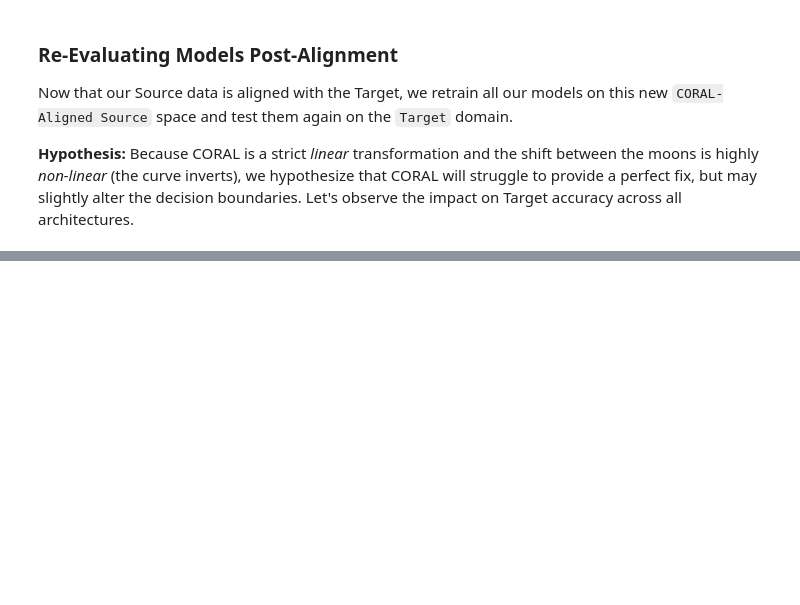
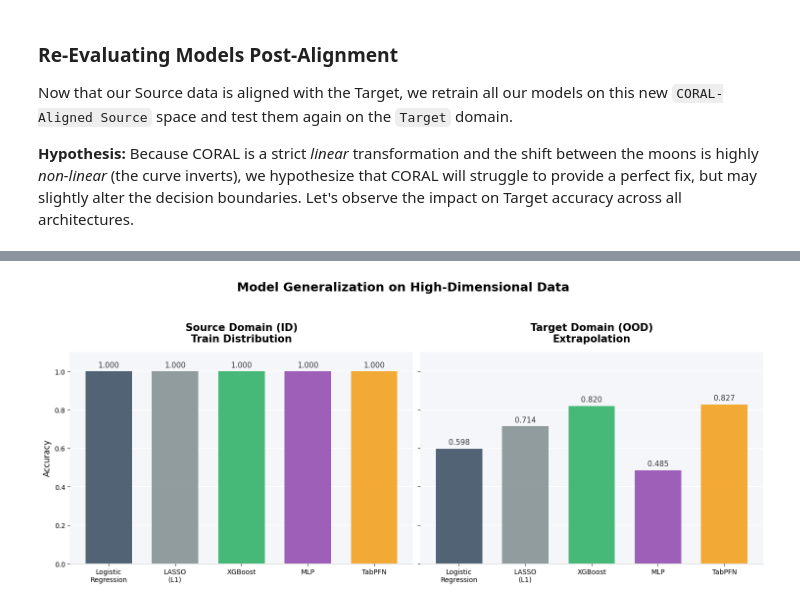
Before and after one commit to YarinGaida/tabular-data-benchmarks, a Jupyter notebook: notebooks/domainShift/domain-shift.ipynb, the cells around one changed output, grey strips where cells are left out. Saved outputs shown, nothing was run; the diff lists cells and outputs as text; code cells hidden in the pictures; blank space fills up the shorter version.

Commit message:
domain-shift notebook implementaion

```diff
--- a/notebooks/domainShift/domain-shift.ipynb
+++ b/notebooks/domainShift/domain-shift.ipynb
@@ -455,0 +603,12 @@ plt.show()
+# %%
+# Initialize TabPFN (assuming token is already set in the environment from Part 1)
+tabpfn_model_bio = TabPFNClassifier(device="cpu")
+
+# Train & Evaluate
+tabpfn_src_acc_bio, tabpfn_tgt_acc_bio = train_and_eval(tabpfn_model_bio, X_source_bio_scaled, y_source_bio, X_target_bio_scaled, y_target_bio)
+
+print("--- Source Domain (ID) ---")
+print(f"TabPFN Accuracy on Source Data: {tabpfn_src_acc_bio:.3f}\n")
+
+print("--- Target Domain (OOD) ---")
+print(f"TabPFN Accuracy on Target Data: {tabpfn_tgt_acc_bio:.3f}\n")
@@ -455,0 +628,54 @@ plt.show()
+# %%
+# ==========================================
+# Final Performance Comparison Bar Chart (High-Dimensional)
+# ==========================================
+# Define a fresh function for this specific cell to avoid memory conflicts
+def attach_labels_bio(bars, ax):
+    for bar in bars:
+        height = bar.get_height()
+        ax.annotate(f'{height:.3f}',
+                    xy=(bar.get_x() + bar.get_width() / 2, height),
+                    xytext=(0, 4),  # 4 points vertical offset
+                    textcoords="offset points",
+                    ha='center', va='bottom', fontsize=11, fontweight='500', color='#333333')
+
+# Aggregate the accuracies (Including LASSO this time)
+model_names_bio = ['Logistic\nRegression', 'LASSO\n(L1)', 'XGBoost', 'MLP', 'TabPFN']
+src_accuracies_bio = [lr_src_acc_bio, lasso_src_acc_bio, xgb_src_acc_bio, mlp_src_acc_bio, tabpfn_src_acc_bio]
+tgt_accuracies_bio = [lr_tgt_acc_bio, lasso_tgt_acc_bio, xgb_tgt_acc_bio, mlp_tgt_acc_bio, tabpfn_tgt_acc_bio]
+
+bar_colors_bio = ['#34495e', '#7f8c8d', '#27ae60', '#8e44ad', '#f39c12']
+
+fig, (ax1, ax2) = plt.subplots(1, 2, figsize=(15, 6), sharey=True)
+
+# --- Plot Source Domain ---
+bars_src_bio = ax1.bar(model_names_bio, src_accuracies_bio, color=bar_colors_bio, alpha=0.85, width=0.7)
+ax1.set_title('Source Domain (ID)\nTrain Distribution', fontsize=15, fontweight='bold', pad=15)
+ax1.set_ylabel('Accuracy', fontsize=12)
+
+# --- Plot Target Domain ---
+bars_tgt_bio = ax2.bar(model_names_bio, tgt_accuracies_bio, color=bar_colors_bio, alpha=0.85, width=0.7)
+ax2.set_title('Target Domain (OOD)\nExtrapolation', fontsize=15, fontweight='bold', pad=15)
+
+# Use the newly defined function
+attach_labels_bio(bars_src_bio, ax1)
+attach_labels_bio(bars_tgt_bio, ax2)
+
+# Clean Aesthetics
+for ax in [ax1, ax2]:
+    ax.set_ylim(0, 1.1)
+    ax.set_facecolor('#f4f6f9')
+    ax.grid(axis='y', color='white', linestyle='-', linewidth=1.5, alpha=0.8)
+    ax.set_axisbelow(True)
+
+    for spine in ax.spines.values():
+        spine.set_visible(False)
+
+    ax.spines['bottom'].set_visible(True)
+    ax.spines['bottom'].set_color('#cccccc')
+
+plt.suptitle("Model Generalization on High-Dimensional Data", fontsize=18, fontweight='bold', y=1.05)
+plt.tight_layout()
+plt.show()
+# %% [output]
+[figure, added]
```
Also changed, not shown: parts of 17 cells of this notebook.
